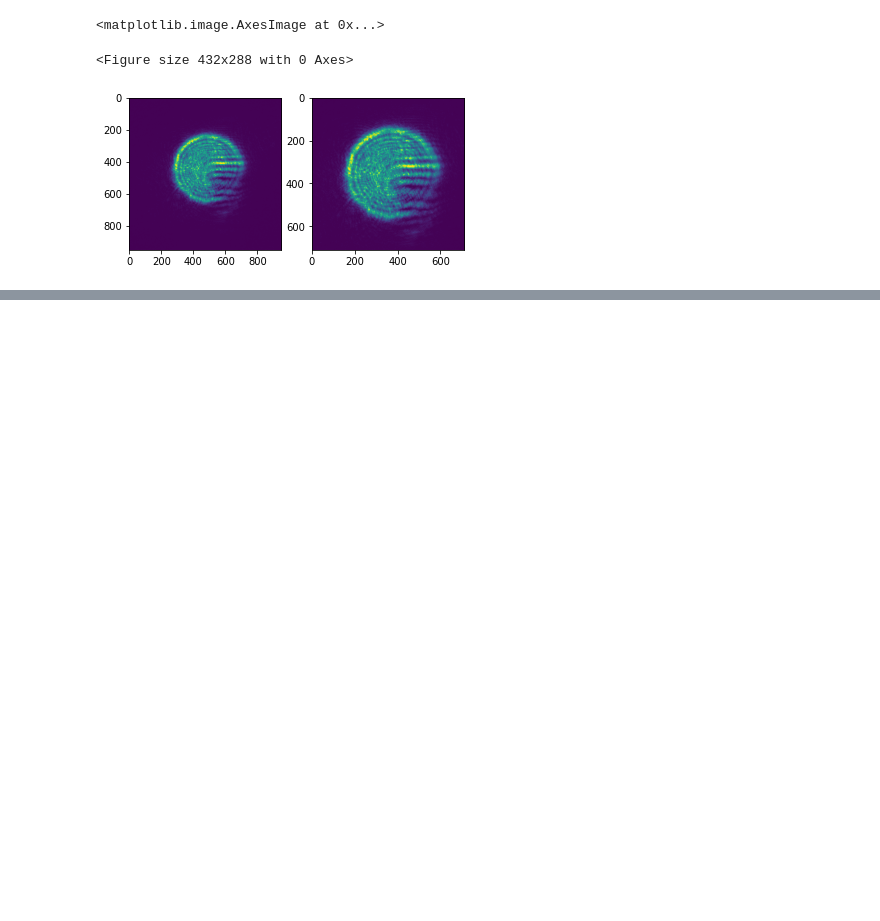
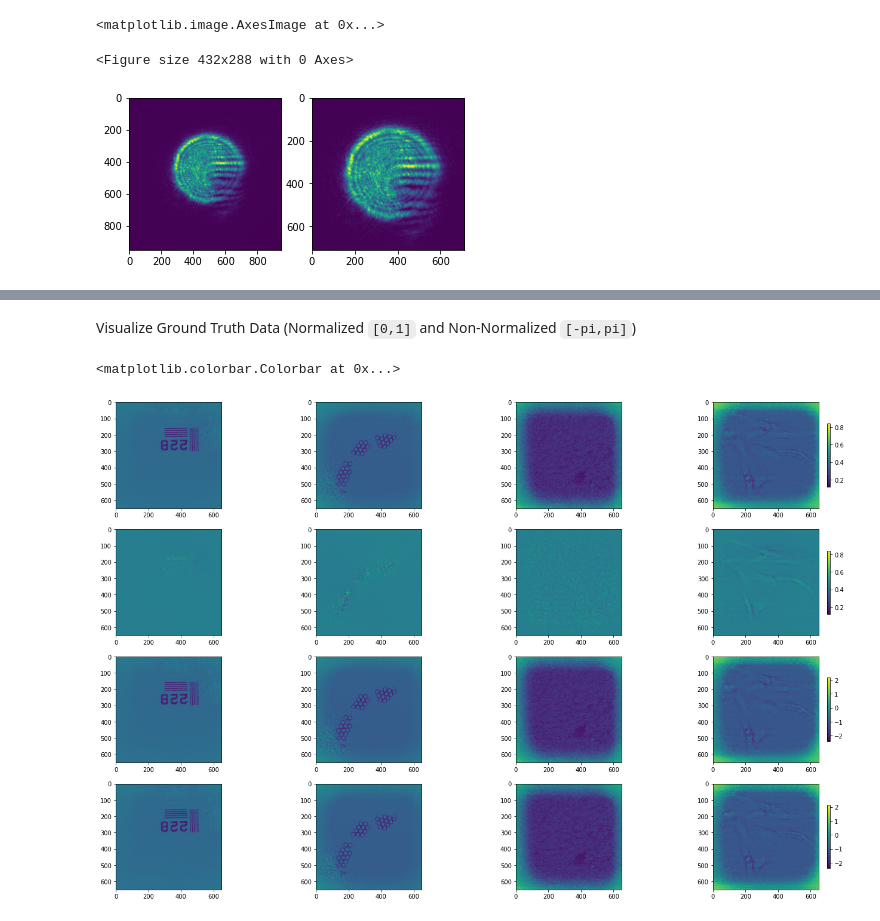
Before and after one commit to nakahatar111/ptychography, a Jupyter notebook: data_processing.ipynb, the cells around one changed output, grey strips where cells are left out. Saved outputs shown, nothing was run; the diff lists cells and outputs as text; code cells hidden in the pictures; blank space fills up the shorter version.

```diff
--- a/data_processing.ipynb
+++ b/data_processing.ipynb
@@ -113,0 +207,31 @@ ax[2].imshow(single_label[0,1,0])
+# %% [markdown]
+Visualize Ground Truth Data (Normalized `[0,1]` and Non-Normalized `[-pi,pi]`)
+# %%
+f, ax = plt.subplots(4,4, figsize=(17, 15))
+# Amplitude [0,1]
+ax[0,0].imshow(label[0,0,0])
+ax[0,1].imshow(label[1,0,0])
+ax[0,2].imshow(label[2,0,0])
+amp = ax[0,3].imshow(label[3,0,0])
+f.colorbar(amp, ax=ax[0, 3], shrink=0.6)
+# Phase [0,1]
+ax[1,0].imshow(label[0,1,0])
+ax[1,1].imshow(label[1,1,0])
+ax[1,2].imshow(label[2,1,0])
+ph = ax[1,3].imshow(label[3,1,0])
+f.colorbar(ph, ax=ax[1, 3], shrink=0.6)
+# Phase [-pi,pi] unnormalized
+ax[2,0].imshow((2*label[0,0,0]-1)*np.pi)
+ax[2,1].imshow((2*label[1,0,0]-1)*np.pi)
+ax[2,2].imshow((2*label[2,0,0]-1)*np.pi)
+img = ax[2,3].imshow((2*label[3,0,0]-1)*np.pi)
+f.colorbar(img, ax=ax[2, 3], shrink=0.6)
+# Phase [-pi,pi] Original
+ax[3,0].imshow(non_norm_label[0,0,0])
+ax[3,1].imshow(non_norm_label[1,0,0])
+ax[3,2].imshow(non_norm_label[2,0,0])
+img = ax[3,3].imshow(non_norm_label[3,0,0])
+f.colorbar(img, ax=ax[3, 3], shrink=0.6)
+# %% [output]
+<matplotlib.colorbar.Colorbar at 0x...>
+[figure, added]
```
Also changed, not shown: parts of 20 cells of this notebook, 15 other files.
